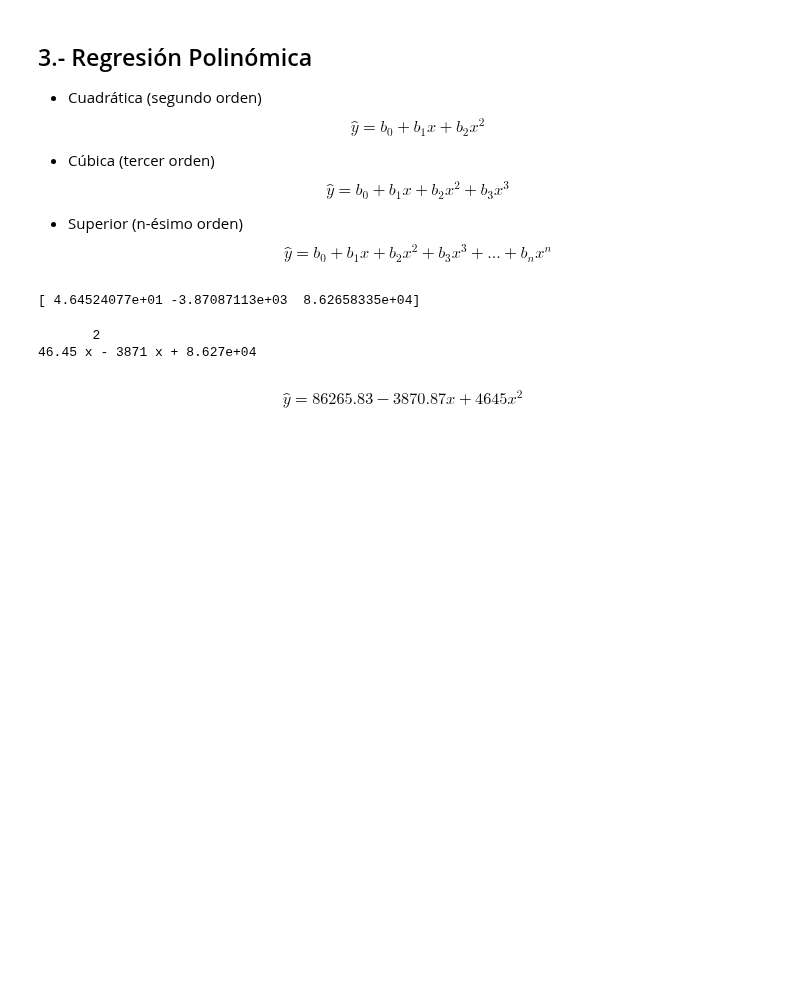
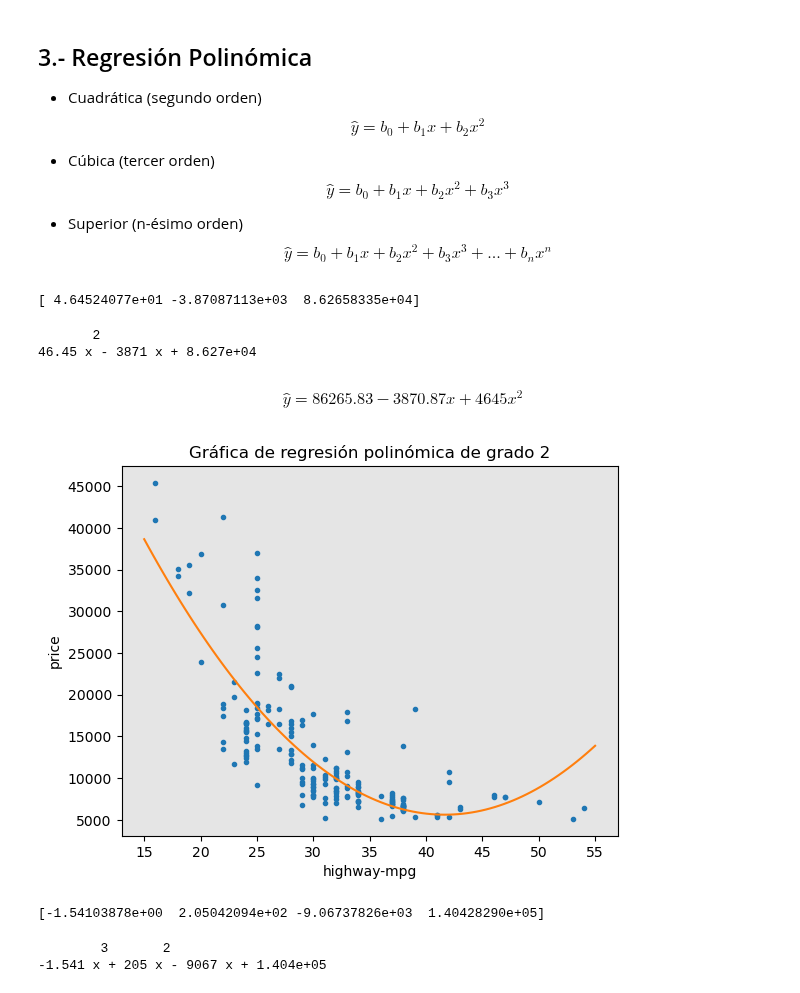
Before and after one commit to jgomezz/cpe_ciencia_datos_python, a Jupyter notebook: mod3_analitica_datos_python/semana_03_desarrollo_modelo.ipynb, the cells around one changed output. Drawn from its saved outputs; the diff is of its cells as text; code cells hidden in the pictures; blank space fills up the shorter version.

```diff
--- a/mod3_analitica_datos_python/semana_03_desarrollo_modelo.ipynb
+++ b/mod3_analitica_datos_python/semana_03_desarrollo_modelo.ipynb
@@ -300,3 +301,38 @@ print(p)
 46.45 x - 3871 x + 8.627e+04
 # %% [markdown]
 $$ \hat{y} = 86265.83 -3870.87x + 4645x^2 $$
+# %%
+def plot_poly(model, independent_variable, dependent_variable, name, title):
+    x_new = np.linspace(15, 55, 100)
+    y_new = model(x_new)
+    plt.plot(independent_variable, dependent_variable, '.', x_new, y_new, '-')
+    plt.title(title)
+    ax = plt.gca()
+    ax.set_facecolor((0.898, 0.898, 0.898))
+    fig = plt.gcf()
+    plt.xlabel(name)
+    plt.ylabel('price')
+    plt.show()
+# %%
+plot_poly(p, X, Y, 'highway-mpg','Gráfica de regresión polinómica de grado 2')
+# %% [output]
+[figure, added]
+# %%
+# Regresion polinomica de grado 3
+
+X = df['highway-mpg']
+Y = df['price']
+grade = 3
+
+# Ajuste polinomico
+f = np.polyfit(X, Y, grade)
+
+print(f)
+# %% [output]
+[-1.54103878e+00  2.05042094e+02 -9.06737826e+03  1.40428290e+05]
+# %%
+p = np.poly1d(f)
+print(p)
+# %% [output]
+        3       2
+-1.541 x + 205 x - 9067 x + 1.404e+05
```
Also changed, not shown: parts of 6 cells of this notebook.
